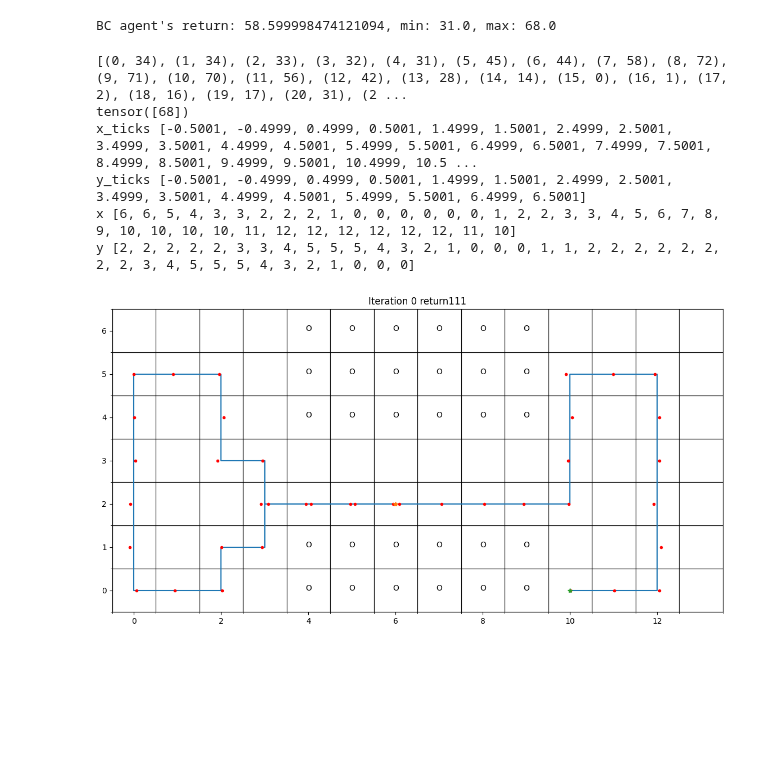
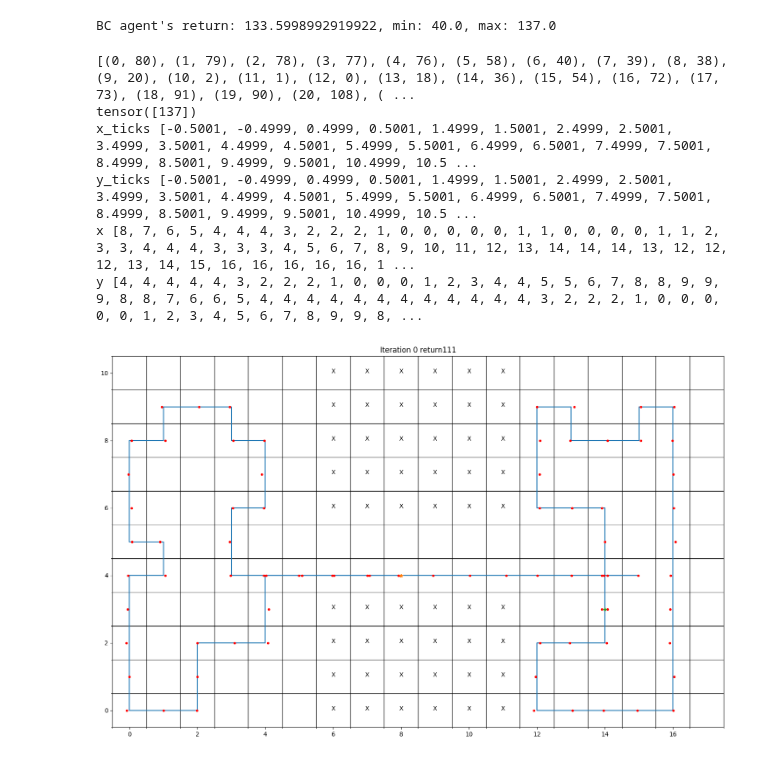
Before and after one commit to zjut-zhy/non-additive-RL, a Jupyter notebook: BC_two_rooms_2.ipynb, the cells around one changed output. Saved outputs shown, nothing was run; the diff lists cells and outputs as text; code cells hidden in the pictures; blank space fills up the shorter version.

```diff
--- a/BC_two_rooms_2.ipynb
+++ b/BC_two_rooms_2.ipynb
@@ -120,5 +121,5 @@ y_ticks [-0.5001, -0.4999, 0.4999, 0.5001, 1.4999, 1.5001, 2.4999, 2.5001, 3.499
 # %%
-def sample_excellent_trajectories(filepath="go_explore_archive_spacetime_10m.pkl",
+def sample_excellent_trajectories(filepath="two_Room_80_go_explore_archive_file.pkl",
                                   method='top_n',
                                   n=10,
                                   p=0.1,
@@ -186,10 +187,7 @@ def sample_excellent_trajectories(filepath="go_explore_archive_spacetime_10m.pkl
 
     return sampled_trajectories
 # %%
-top_20_trajectories = sample_excellent_trajectories(method='top_n', n=11)
-top_20_trajectories_2=sample_excellent_trajectories(
-    "go_explore_archive_spacetime_.pkl",method='top_n', n=11)
-top_20_trajectories= top_20_trajectories + top_20_trajectories_2
+top_20_trajectories = sample_excellent_trajectories(method='top_n', n=20)
 if top_20_trajectories:
     print(f"其中最好的一條獎勵為: {top_20_trajectories[0]['reward']}")
     print(f"最差的一條（在這20條中）獎勵為: {top_20_trajectories[-1]['reward']}\n")
@@ -305,7 +310,7 @@ def test_agent(agent, env, n_episode):
     params["common"]["batch_size"]=n_episode
     mat_state = []
     mat_return = []
-    env.initialize()
+    env.initialize(params["env"]["initial"])
     mat_state.append(env.state)
     init_state = env.state
     for h_iter in range(H-1):
@@ -336,7 +341,7 @@ np.random.seed(0)
 
 lr = 1e-3
 bc_agent = BehaviorClone(state_dim, hidden_dim, action_dim, lr)
-n_iterations = 100000
+n_iterations = 10000
 batch_size = 64
 test_returns = []
 
@@ -346,7 +351,7 @@ with tqdm(total=n_iterations, desc="进度条") as pbar:
                                            high=expert_s.shape[0],
                                            size=batch_size)
         bc_agent.learn(expert_s[sample_indices], expert_a[sample_indices])
-        current_return = test_agent(bc_agent, env, 100)
+        current_return = test_agent(bc_agent, env, 5)
         test_returns.append(current_return)
         if (i + 1) % 10 == 0:
             pbar.set_postfix({'return': '%.3f' % np.mean(test_returns[-10:])})
@@ -354,8 +417,8 @@ with tqdm(total=n_iterations, desc="进度条") as pbar:
 # %%
-params["common"]["batch_size"]=10
+params["common"]["batch_size"]=10000
 mat_state = []
 mat_return = []
-env.initialize()
+env.initialize(params["env"]["initial"])
 mat_state.append(env.state)
 init_state = env.state
 for h_iter in range(H-1):
@@ -376,7 +439,7 @@ max_return = env.weighted_traj_return(mat_state, type = params["alg"]["type"]).f
 mat_return = env.weighted_traj_return(mat_state, type = params["alg"]["type"]).float().mean()
 print(f"BC agent's return: {mat_return}, min: {min_return}, max: {max_return}")
 # %% [output]
-BC agent's return: 58.599998474121094, min: 31.0, max: 68.0
+BC agent's return: 133.5998992919922, min: 40.0, max: 137.0
 # %%
 def create_path_with_timesteps(states):
     """
@@ -388,37 +451,37 @@ def create_path_with_timesteps(states):
 # %%
 import importlib
 import visualization
 importlib.reload(visualization)
 from visualization import Visu
 params["common"]["batch_size"]=1
 mat_state = []
 mat_return = []
-env.initialize()
+env.initialize(params["env"]["initial"])
 mat_state.append(env.state)
 init_state = env.state
 for h_iter in range(H-1):
     if params["alg"]["type"]=="M" or params["alg"]["type"]=="SRL":
         batch_state = mat_state[-1].reshape(-1, 1).float()
         # append time index to the state
         batch_state = torch.cat(
             [batch_state, h_iter*torch.ones_like(batch_state)], 1)
     else:
         batch_state = append_state(mat_state, H-1)
     probs = bc_agent.policy(batch_state.to(device))
     actions_dist = torch.distributions.Categorical(probs)
     actions = actions_dist.sample()
     env.step(h_iter, actions.cpu())
     mat_state.append(env.state)  # s+1
 path = create_path_with_timesteps(mat_state)
 print(path)
 print(env.weighted_traj_return(mat_state, type = params["alg"]["type"]))
 visu = Visu(env_params=params["env"])
 visu.visu_path(path,env.Hori_ActionTransitionMatrix)
 # %% [output]
-[(0, 34), (1, 34), (2, 33), (3, 32), (4, 31), (5, 45), (6, 44), (7, 58), (8, 72), (9, 71), (10, 70), (11, 56), (12, 42), (13, 28), (14, 14), (15, 0), (16, 1), (17, 2), (18, 16), (19, 17), (20, 31), (2 ...
-tensor([68])
+[(0, 80), (1, 79), (2, 78), (3, 77), (4, 76), (5, 58), (6, 40), (7, 39), (8, 38), (9, 20), (10, 2), (11, 1), (12, 0), (13, 18), (14, 36), (15, 54), (16, 72), (17, 73), (18, 91), (19, 90), (20, 108), ( ...
+tensor([137])
 x_ticks [-0.5001, -0.4999, 0.4999, 0.5001, 1.4999, 1.5001, 2.4999, 2.5001, 3.4999, 3.5001, 4.4999, 4.5001, 5.4999, 5.5001, 6.4999, 6.5001, 7.4999, 7.5001, 8.4999, 8.5001, 9.4999, 9.5001, 10.4999, 10.5 ...
-y_ticks [-0.5001, -0.4999, 0.4999, 0.5001, 1.4999, 1.5001, 2.4999, 2.5001, 3.4999, 3.5001, 4.4999, 4.5001, 5.4999, 5.5001, 6.4999, 6.5001]
-x [6, 6, 5, 4, 3, 3, 2, 2, 2, 1, 0, 0, 0, 0, 0, 0, 1, 2, 2, 3, 3, 4, 5, 6, 7, 8, 9, 10, 10, 10, 10, 11, 12, 12, 12, 12, 12, 12, 11, 10]
-y [2, 2, 2, 2, 2, 3, 3, 4, 5, 5, 5, 4, 3, 2, 1, 0, 0, 0, 1, 1, 2, 2, 2, 2, 2, 2, 2, 2, 3, 4, 5, 5, 5, 4, 3, 2, 1, 0, 0, 0]
+y_ticks [-0.5001, -0.4999, 0.4999, 0.5001, 1.4999, 1.5001, 2.4999, 2.5001, 3.4999, 3.5001, 4.4999, 4.5001, 5.4999, 5.5001, 6.4999, 6.5001, 7.4999, 7.5001, 8.4999, 8.5001, 9.4999, 9.5001, 10.4999, 10.5 ...
+x [8, 7, 6, 5, 4, 4, 4, 3, 2, 2, 2, 1, 0, 0, 0, 0, 0, 1, 1, 0, 0, 0, 0, 1, 1, 2, 3, 3, 4, 4, 4, 3, 3, 3, 4, 5, 6, 7, 8, 9, 10, 11, 12, 13, 14, 14, 14, 13, 12, 12, 12, 13, 14, 15, 16, 16, 16, 16, 16, 1 ...
+y [4, 4, 4, 4, 4, 3, 2, 2, 2, 1, 0, 0, 0, 1, 2, 3, 4, 4, 5, 5, 6, 7, 8, 8, 9, 9, 9, 8, 8, 7, 6, 6, 5, 4, 4, 4, 4, 4, 4, 4, 4, 4, 4, 4, 4, 3, 2, 2, 2, 1, 0, 0, 0, 0, 0, 1, 2, 3, 4, 5, 6, 7, 8, 9, 9, 8, ...
-[figure, old version]
+[figure, new version]
```
Also changed, not shown: parts of 9 cells of this notebook, 4 other files.
